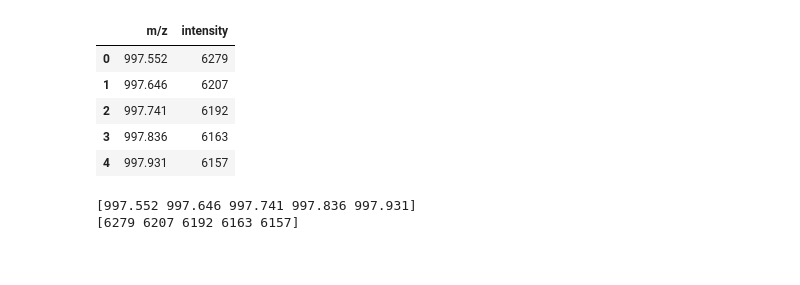
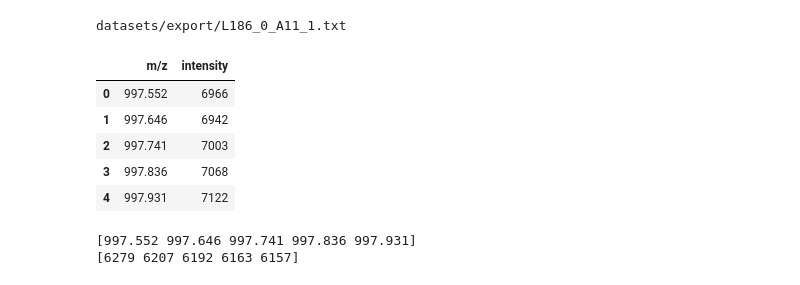
Before and after one commit to kuhaha/biotype, a Jupyter notebook: detect_peaks.ipynb, the cells around one changed output. Cells and saved outputs as stored; diff of their text form; code cells hidden in the pictures.

```diff
--- a/detect_peaks.ipynb
+++ b/detect_peaks.ipynb
@@ -6,24 +6,26 @@ import algorithms as algo
 # %%
 import pandas as pd
 dataset='datasets/export'
 files = ["L185_0_A9_1", "L185_0_A10_1",
          "L186_0_A11_1","L186_0_A12_1",
          "L187_0_B1_1", "L187_0_B2_1",
          "L291_0_A1_1", "L291_0_A2_1",
         ]
-i = 0
+i = 2
+print(f"{dataset}/{files[i]}.txt")
 df= pd.read_table(f"{dataset}/{files[i]}.txt",
                   sep=" ",
                   header=None,
                   names=['m/z', 'intensity'])
 df.head()
 # %% [output]
+datasets/export/L186_0_A11_1.txt
 |  | m/z | intensity |
-| 0 | 997.552 | 6279 |
-| 1 | 997.646 | 6207 |
-| 2 | 997.741 | 6192 |
-| 3 | 997.836 | 6163 |
-| 4 | 997.931 | 6157 |
+| 0 | 997.552 | 6966 |
+| 1 | 997.646 | 6942 |
+| 2 | 997.741 | 7003 |
+| 3 | 997.836 | 7068 |
+| 4 | 997.931 | 7122 |
 # %%
 x = df['m/z'].to_numpy()
 y = df['intensity'].to_numpy()
```
